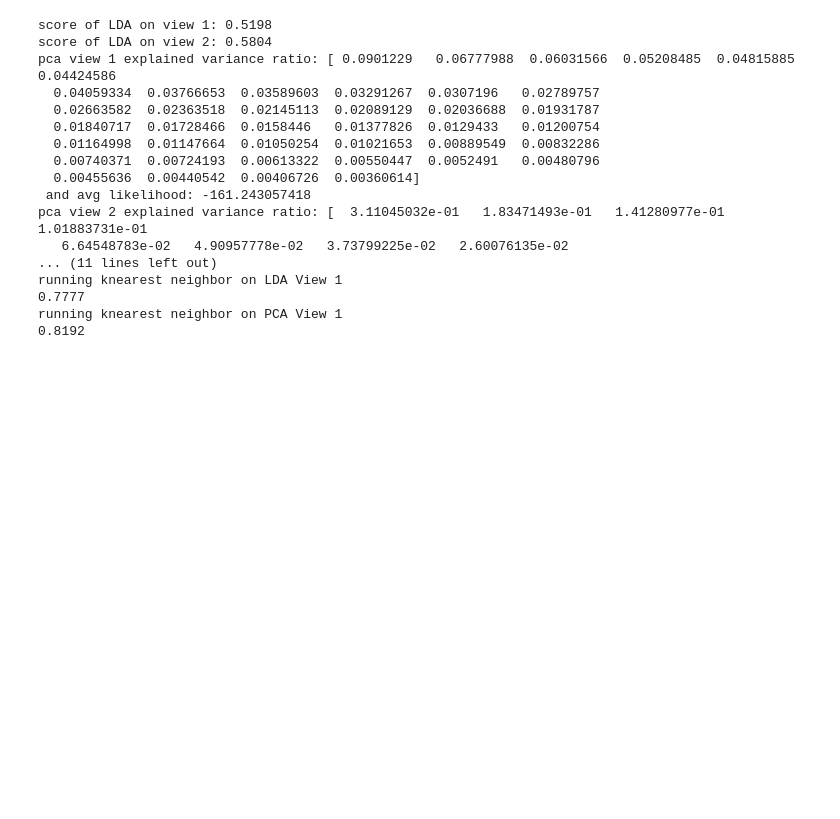
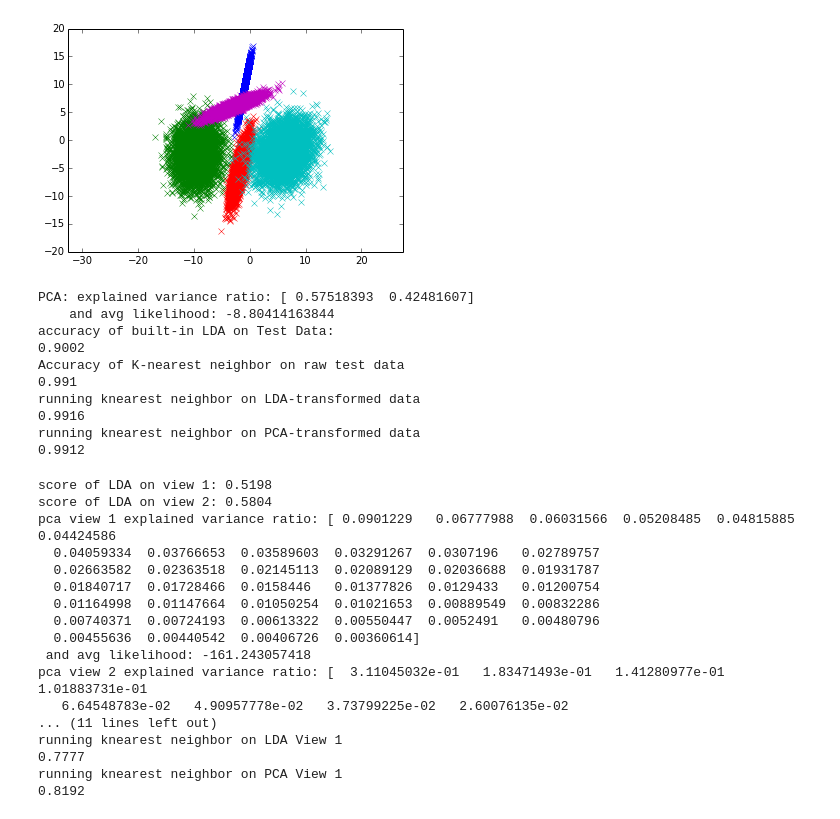
Before and after one commit to Niddal/Algorithms, a Jupyter notebook: LDA_PCA/LDA_vs_PCA.ipynb, the cells around one changed output. Cells and saved outputs as stored; diff of their text form; code cells hidden in the pictures; blank space fills up the shorter version.

```diff
--- a/LDA_PCA/LDA_vs_PCA.ipynb
+++ b/LDA_PCA/LDA_vs_PCA.ipynb
@@ -162 +123,78 @@ explained variance ratio (first two components): [ 0.83134983  0.16865017]
+# %%
+### Run classifiers on test data and see results. This cell can be run independently of any others ###
+#   of course we could have just used the built-in LDA function from scikit (but that's no fun)
+#   from sklearn import datasets
+
+#   LDA seems to perform best when the clusters overlap and their means are mutually distant. If the means
+#   are too close and the distributions overlap, then KNN seems to perform better
+from sklearn.decomposition import PCA
+from sklearn.discriminant_analysis import LinearDiscriminantAnalysis
+from sklearn.neighbors import KNeighborsClassifier
+
+#generate some data, or if you'd like to visually inspect it, run the above cells first
+X, X_test, y, y_test = generateData(5, 5000, 1000)
+
+# print X.shape
+# print X_test.shape
+# print y.shape
+# print y_test.shape
+
+target_names = [i for i in range(numGaussians)]
+
+pca = PCA(n_components=2, whiten=True)
+X_pca = pca.fit(X).transform(X)
+X_pca_test = pca.transform(X_test)
+print 'PCA: explained variance ratio: ' + str(pca.explained_variance_ratio_)
+print '    and avg likelihood: ' + str(pca.score(X))
+
+lda = LinearDiscriminantAnalysis(n_components=(numGaussians - 1))
+X_lda = lda.fit(X, y).transform(X)
+X_lda_test = lda.transform(X_test)
+lda.predict(X_test)
+print 'accuracy of built-in LDA on Test Data: '
+print str(lda.score(X_test, y_test))
+
+neigh = KNeighborsClassifier(n_neighbors=2)
+print 'Accuracy of K-nearest neighbor on raw test data'
+neigh.fit(X, y)
+neigh.predict(X_test)
+print neigh.score(X_test, y_test)
+
+neigh = KNeighborsClassifier(n_neighbors=2)
+print 'running knearest neighbor on LDA-transformed data'
+neigh.fit(X_lda, y)
+neigh.predict(X_lda_test)
+print neigh.score(X_lda_test, y_test)
+
+neigh = KNeighborsClassifier(n_neighbors=2)
+print 'running knearest neighbor on PCA-transformed data'
+neigh.fit(X_pca, y)
+neigh.predict(X_pca_test)
+print neigh.score(X_pca_test, y_test)
+
+#### plot things ###
+# plt.figure()
+# for c, i, target_name in zip("rgb", target_names, target_names):
+#     plt.scatter(X_pca[y == i, 0], X_pca[y == i, 1], c=c, label=target_name)
+# plt.legend()
+# plt.title('PCA of IRIS dataset')
+
+# plt.figure()
+# for c, i, target_name in zip("rgb", target_names, target_names):
+#     plt.scatter(X_lda[y == i, 0], X_lda[y == i, 1], c=c, label=target_name)
+# plt.legend()
+# plt.title('LDA of IRIS dataset')
+# plt.show()
+# %% [output]
+[figure, added]
+PCA: explained variance ratio: [ 0.57518393  0.42481607]
+    and avg likelihood: -8.80414163844
+accuracy of built-in LDA on Test Data:
+0.9002
+Accuracy of K-nearest neighbor on raw test data
+0.991
+running knearest neighbor on LDA-transformed data
+0.9916
+running knearest neighbor on PCA-transformed data
+0.9912
 # %%
```
Also changed, not shown: parts of 7 cells of this notebook.
